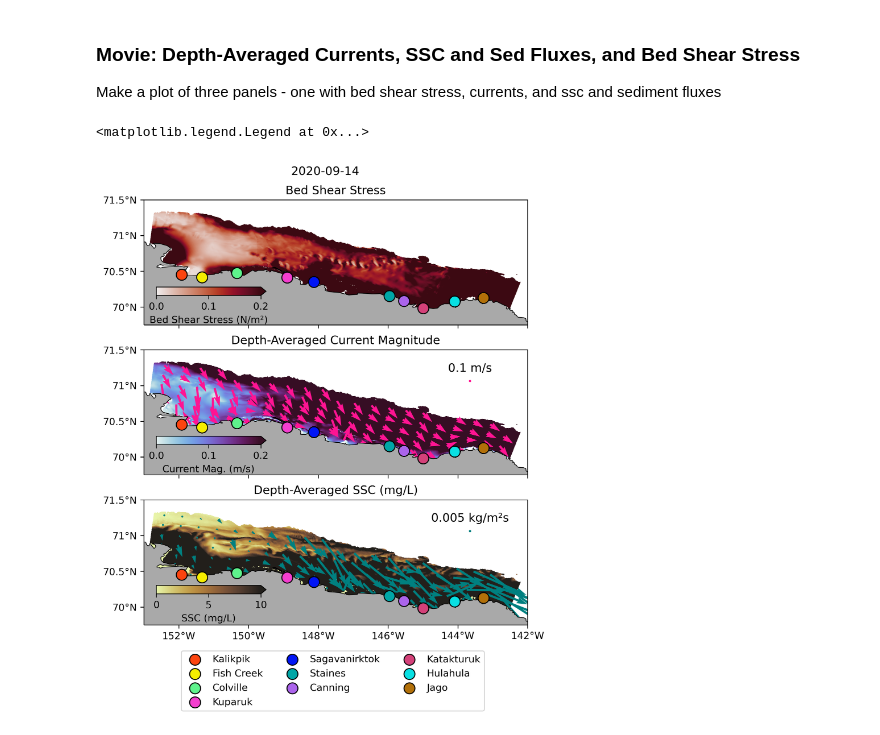
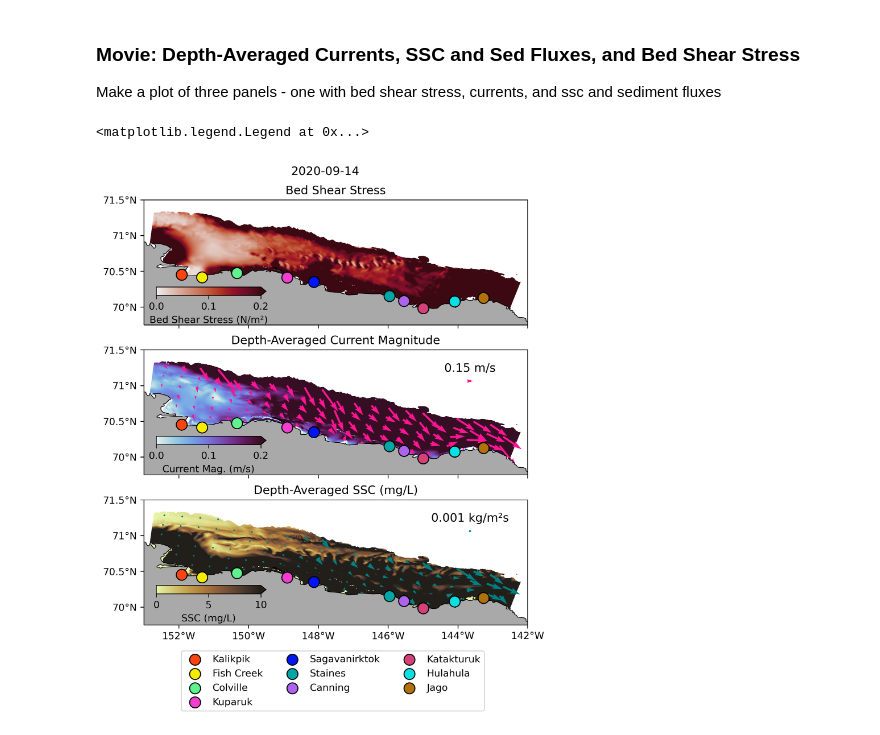
Before and after one commit to bundzis/Beaufort_ROMS_waves_sedfluxes, a Jupyter notebook: Analysis/plot_movie_plots.ipynb, the cells around one changed output. Saved outputs shown, nothing was run; the diff lists cells and outputs as text; code cells hidden in the pictures.

Commit message:
fixed quiver keys

```diff
--- a/Analysis/plot_movie_plots.ipynb
+++ b/Analysis/plot_movie_plots.ipynb
@@ -395,6 +395,16 @@ cur_mag = np.sqrt(((model_output_std.ubar_eastward[time_idx,:,:])**2) + ((model_
 # Depth-integrated sediment flux
 u_east_depth_int_ssflux, depth_avg_ssc = calc_u_east_depth_int_ssc_flux_allsed(model_output_std.isel(ocean_time=time_idx))
 v_north_depth_int_ssflux = calc_v_north_depth_int_ssc_flux_allsed(model_output_std.isel(ocean_time=time_idx))
+
+# Get scales for quiver key
+# Currents
+max_current = np.nanmean(cur_mag)
+#scale_current = max_current * 20
+scale_current = 1
+# Sed fluxes
+max_sed_flux = np.nanmean(np.sqrt(((u_east_depth_int_ssflux)**2)+((v_north_depth_int_ssflux)**2)))
+#scale_sed_flux = max_sed_flux * 10
+scale_sed_flux = 1
 
 # Set the number of quivers
 n_quiv = 25
@@ -425,11 +435,12 @@ fig.colorbar(m2, orientation='horizontal', label='Current Mag. (m/s)',
 #fig.colorbar(m1, ax=ax[0,0], label='[C]', extend='both')
 # Add quivers of the normalized current current
 q1 = ax[1].quiver(grid.lon_rho[::n_quiv,::n_quiv].values, grid.lat_rho[::n_quiv,::n_quiv].values,
-                   model_output_std.ubar_eastward[time_idx,::n_quiv,::n_quiv]/cur_mag[::n_quiv,::n_quiv]*mask_rho_nan.nudge_mask_rho_nan[::n_quiv,::n_quiv],
-                   model_output_std.vbar_northward[time_idx,::n_quiv,::n_quiv]/cur_mag[::n_quiv,::n_quiv]*mask_rho_nan.nudge_mask_rho_nan[::n_quiv,::n_quiv],
-                   color='deeppink', width=0.06,
-                   angles='xy', scale_units='xy', units='xy')
-ax[1].quiverkey(q1, 0.85, 0.75, U=0.1, label='0.1 m/s', fontproperties={'size':12})
+                   model_output_std.ubar_eastward[time_idx,::n_quiv,::n_quiv]*mask_rho_nan.nudge_mask_rho_nan[::n_quiv,::n_quiv],
+                   model_output_std.vbar_northward[time_idx,::n_quiv,::n_quiv]*mask_rho_nan.nudge_mask_rho_nan[::n_quiv,::n_quiv],
+                   transform=ccrs.PlateCarree(),
+                   color='deeppink', width=0.005, scale=scale_current,
+                   angles='xy', scale_units='xy')
+ax[1].quiverkey(q1, 0.85, 0.75, U=0.15, label='0.15 m/s', fontproperties={'size':12})
 
 # SSC and sediment flux
 m3 = ax[2].pcolormesh(grid.lon_rho.values, grid.lat_rho.values,depth_avg_ssc[:,:]*mask_rho_nan.nudge_mask_rho_nan*1000,
@@ -443,9 +454,10 @@ fig.colorbar(m3, orientation='horizontal', label='SSC (mg/L)',
 q2 = ax[2].quiver(grid.lon_rho[::n_quiv,::n_quiv].values, grid.lat_rho[::n_quiv,::n_quiv].values,
                    u_east_depth_int_ssflux[::n_quiv,::n_quiv]*mask_rho_nan.nudge_mask_rho_nan[::n_quiv,::n_quiv],
                    v_north_depth_int_ssflux[::n_quiv,::n_quiv]*mask_rho_nan.nudge_mask_rho_nan[::n_quiv,::n_quiv],
-                   color='teal', width=0.06,
-                   angles='xy', scale_units='xy', units='xy')
-ax[2].quiverkey(q2, 0.85, 0.75, U=0.005, label='0.005 kg/m\u00b2s', fontproperties={'size':12})
+                   transform=ccrs.PlateCarree(),
+                   color='teal', width=0.005, scale=scale_sed_flux,
+                   angles='xy', scale_units='xy')
+ax[2].quiverkey(q2, 0.85, 0.75, U=0.001, label='0.001 kg/m\u00b2s', fontproperties={'size':12})
 
 
 # Loop through axes to add features
@@ -550,34 +562,34 @@ for r in range(3):
     s12 = ax[r].scatter(grid.lon_rho[eta_kat_idx, xi_kat_idx].values, grid.lat_rho[eta_kat_idx, xi_kat_idx].values,
                 marker='.', s=500, linewidth=1, edgecolors='black', color=river_marker_colors[9], label='Katakturuk')
 
     # Hulahula River
     eta_hul_idx = 40
     xi_hul_idx = 489
     s13 = ax[r].scatter(grid.lon_rho[eta_hul_idx, xi_hul_idx].values, grid.lat_rho[eta_hul_idx, xi_hul_idx].values,
                 marker='.', s=500, linewidth=1, edgecolors='black', color=river_marker_colors[10], label='Hulahula')
 
     # Jago River
     eta_jag_idx = 62 #61
     xi_jag_idx = 528
     s14 = ax[r].scatter(grid.lon_rho[eta_jag_idx, xi_jag_idx].values, grid.lat_rho[eta_jag_idx, xi_jag_idx].values,
                 marker='.', s=500, linewidth=1, edgecolors='black', color=river_marker_colors[11], label='Jago')
 
     # Siksik River
     eta_sik_idx = 46
     xi_sik_idx = 574 #573
     #s15 = ax11.scatter(x_rho_flat[xi_sik_idx]/1000, y_rho_flat[eta_sik_idx]/1000,
     #           marker='.', s=300, linewidth=4, color='deeppink', label='Siksik')
 
 # Add time stamp as title
 fig.suptitle(str(model_output_std.ocean_time.values[time_idx])[:10], y=0.94)
 
 # Add legend for rivers
 ax[2].legend(ncol=3, bbox_to_anchor=(0.90,-0.17))
 
 # plt.subplots_adjust(wspace=0.1)
 # %% [output]
 <matplotlib.legend.Legend at 0x...>
-[figure, old version]
+[figure, new version]
 # %%
 # Make the function to plot all the plots
 # Now make a movie of this
```
Also changed, not shown: parts of 2 cells of this notebook.
